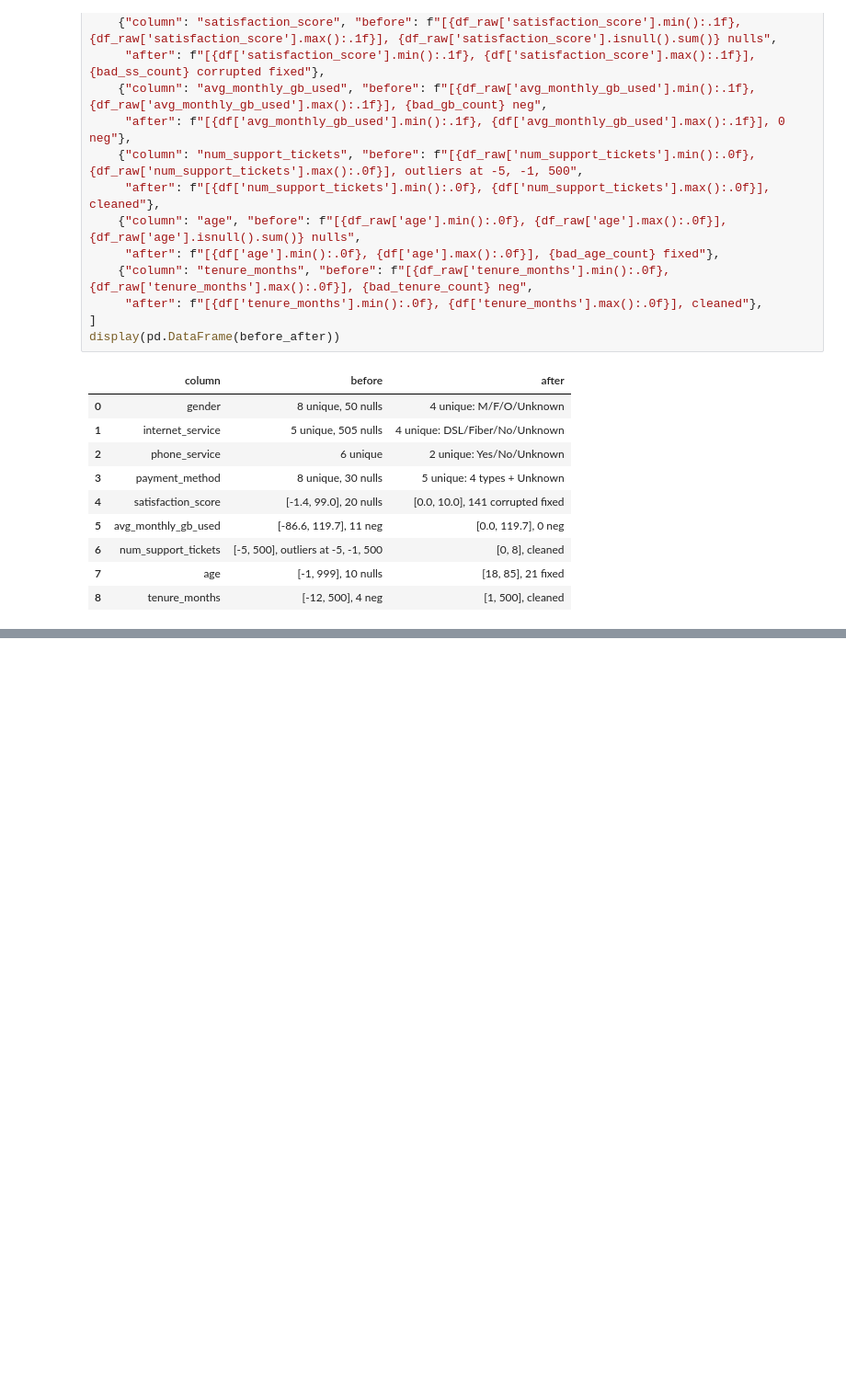
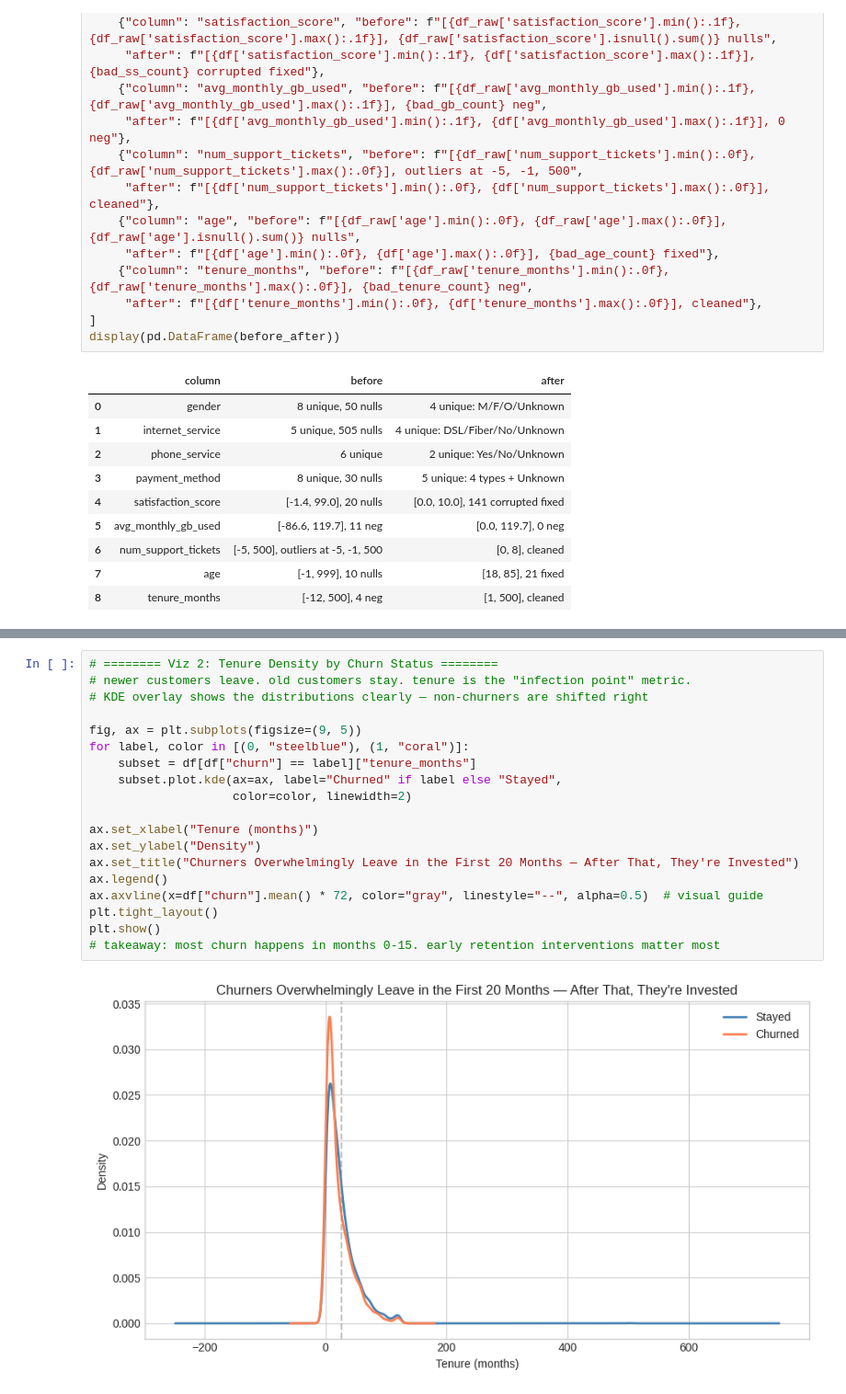
Before and after one commit to hasnainzxc/tele-churn, a Jupyter notebook: notebooks/01_churn_model.ipynb, the cells around one changed output, grey strips where cells are left out. Shown at 92% size. Drawn from its saved outputs; the diff is of its cells as text; blank space fills up the shorter version.

```diff
--- a/notebooks/01_churn_model.ipynb
+++ b/notebooks/01_churn_model.ipynb
@@ -385,0 +545,21 @@ display(pd.DataFrame(before_after))
+# %%
+# ======== Viz 2: Tenure Density by Churn Status ========
+# newer customers leave. old customers stay. tenure is the "infection point" metric.
+# KDE overlay shows the distributions clearly — non-churners are shifted right
+
+fig, ax = plt.subplots(figsize=(9, 5))
+for label, color in [(0, "steelblue"), (1, "coral")]:
+    subset = df[df["churn"] == label]["tenure_months"]
+    subset.plot.kde(ax=ax, label="Churned" if label else "Stayed",
+                    color=color, linewidth=2)
+
+ax.set_xlabel("Tenure (months)")
+ax.set_ylabel("Density")
+ax.set_title("Churners Overwhelmingly Leave in the First 20 Months — After That, They're Invested")
+ax.legend()
+ax.axvline(x=df["churn"].mean() * 72, color="gray", linestyle="--", alpha=0.5)  # visual guide
+plt.tight_layout()
+plt.show()
+# takeaway: most churn happens in months 0-15. early retention interventions matter most
+# %% [output]
+[figure, added]
```
Also changed, not shown: parts of 27 cells of this notebook, 8 other files.
